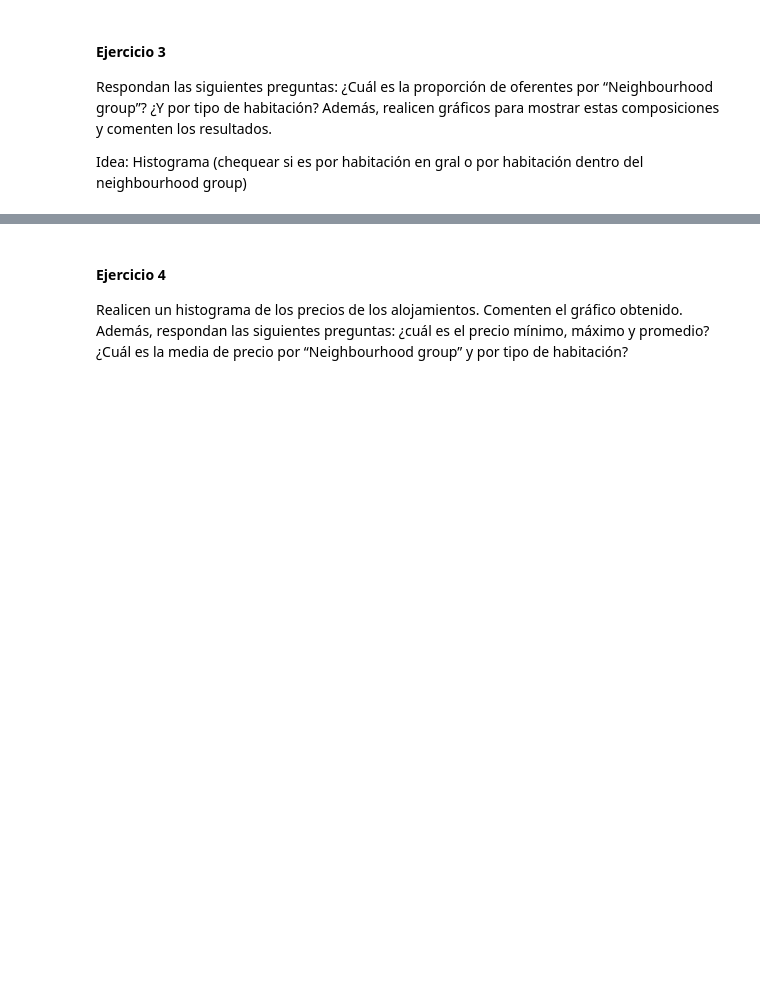
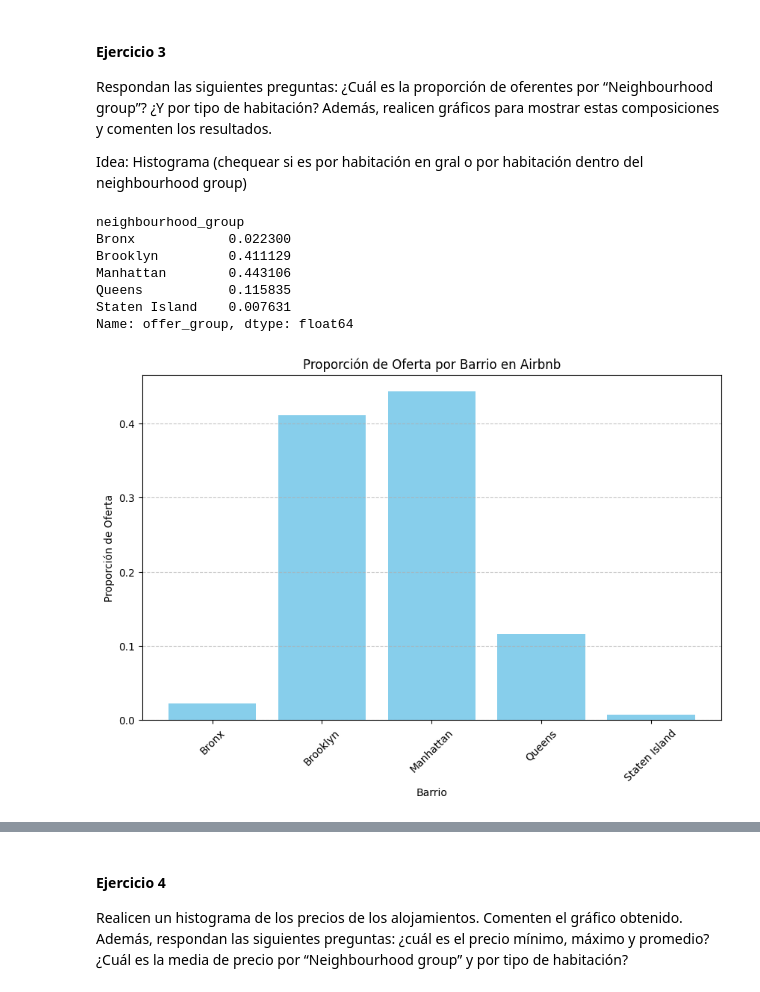
Before and after one commit to Freverendo/CC408-T13, a Jupyter notebook: TP2.ipynb, the cells around one changed output, grey strips where cells are left out. Drawn from its saved outputs; the diff is of its cells as text; code cells hidden in the pictures; blank space fills up the shorter version.

```diff
--- a/TP2.ipynb
+++ b/TP2.ipynb
@@ -192,0 +215,29 @@ Idea: Histograma (chequear si es por habitación en gral o por habitación dentr
+# %%
+# Resolver acá
+total_oferentes = 48880  # Definimos la variable total de oferentes
+
+# Calcular la suma de oferta por cada barrio
+oferta_por_barrio = airbnb.groupby('neighbourhood_group')['offer_group'].first()
+
+# Calcular la proporción de oferta por cada barrio
+proporcion_oferta = oferta_por_barrio / total_oferentes
+print(proporcion_oferta)
+
+# Crear un gráfico de barras con la proporción de oferta por barrio
+plt.figure(figsize=(10, 6))
+plt.bar(proporcion_oferta.index, proporcion_oferta.values, color='skyblue')
+plt.xlabel('Barrio')
+plt.ylabel('Proporción de Oferta')
+plt.title('Proporción de Oferta por Barrio en Airbnb')
+plt.xticks(rotation=45)
+plt.grid(axis='y', linestyle='--', alpha=0.7)
+plt.show()
+# %% [output]
+neighbourhood_group
+Bronx            0.022300
+Brooklyn         0.411129
+Manhattan        0.443106
+Queens           0.115835
+Staten Island    0.007631
+Name: offer_group, dtype: float64
+[figure, added]
```
Also changed, not shown: parts of 19 cells of this notebook.
